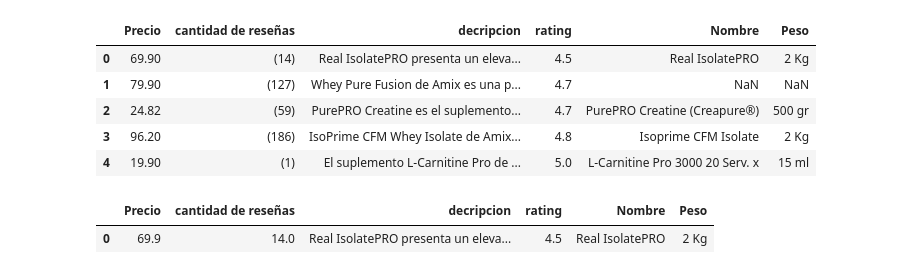
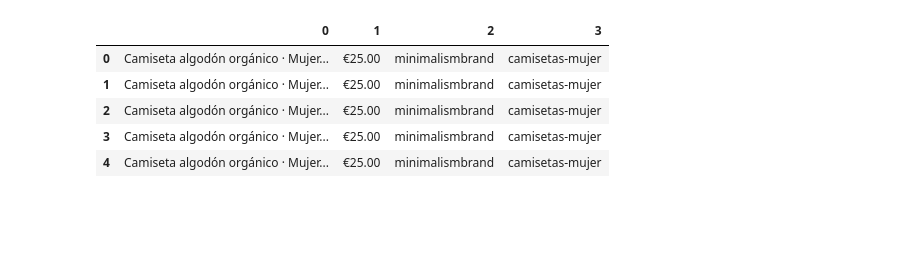
Before and after one commit to santiagorodriguez-dev/MarketingDataDay, a Jupyter notebook: notebooks/01_scrap_Santi.ipynb, the cells around one changed output. Saved outputs shown, nothing was run; the diff lists cells and outputs as text; code cells hidden in the pictures; blank space fills up the shorter version.

```diff
--- a/notebooks/01_scrap_Santi.ipynb
+++ b/notebooks/01_scrap_Santi.ipynb
@@ -57,0 +79,6 @@ df = df.drop(columns=['Nombre y peso'])
+# %%
+url = "https://minimalismbrand.com/collections/camisetas-algodon-organico-mujer"
+web = "minimalismbrand"
+categorias = "camisetas-mujer"
+df_5 = sp.datos_minimalismbrand_cullote(url, web, categorias)
+df_5.head()
@@ -58,9 +103,9 @@ df = df.drop(columns=['Nombre y peso'])
 # %%
-df.head()
+df_5.head()
 # %% [output]
-|  | Precio | cantidad de reseñas | decripcion | rating | Nombre | Peso |
-| 0 | 69.90 | (14) | Real IsolatePRO presenta un eleva... | 4.5 | Real IsolatePRO | 2 Kg |
-| 1 | 79.90 | (127) | Whey Pure Fusion de Amix es una p... | 4.7 | NaN | NaN |
-| 2 | 24.82 | (59) | PurePRO Creatine es el suplemento... | 4.7 | PurePRO Creatine (Creapure®) | 500 gr |
-| 3 | 96.20 | (186) | IsoPrime CFM Whey Isolate de Amix... | 4.8 | Isoprime CFM Isolate | 2 Kg |
-| 4 | 19.90 | (1) | El suplemento L-Carnitine Pro de ... | 5.0 | L-Carnitine Pro 3000 20 Serv. x | 15 ml |
+|  | 0 | 1 | 2 | 3 |
+| 0 | Camiseta algodón orgánico · Mujer... | €25.00 | minimalismbrand | camisetas-mujer |
+| 1 | Camiseta algodón orgánico · Mujer... | €25.00 | minimalismbrand | camisetas-mujer |
+| 2 | Camiseta algodón orgánico · Mujer... | €25.00 | minimalismbrand | camisetas-mujer |
+| 3 | Camiseta algodón orgánico · Mujer... | €25.00 | minimalismbrand | camisetas-mujer |
+| 4 | Camiseta algodón orgánico · Mujer... | €25.00 | minimalismbrand | camisetas-mujer |
@@ -73,5 +111,0 @@ df['rating'] = df['rating'].astype(float)
-# %%
-df.head(1)
-# %% [output]
-|  | Precio | cantidad de reseñas | decripcion | rating | Nombre | Peso |
-| 0 | 69.9 | 14.0 | Real IsolatePRO presenta un eleva... | 4.5 | Real IsolatePRO | 2 Kg |
```
Also changed, not shown: parts of 26 cells of this notebook, 6 other files.
